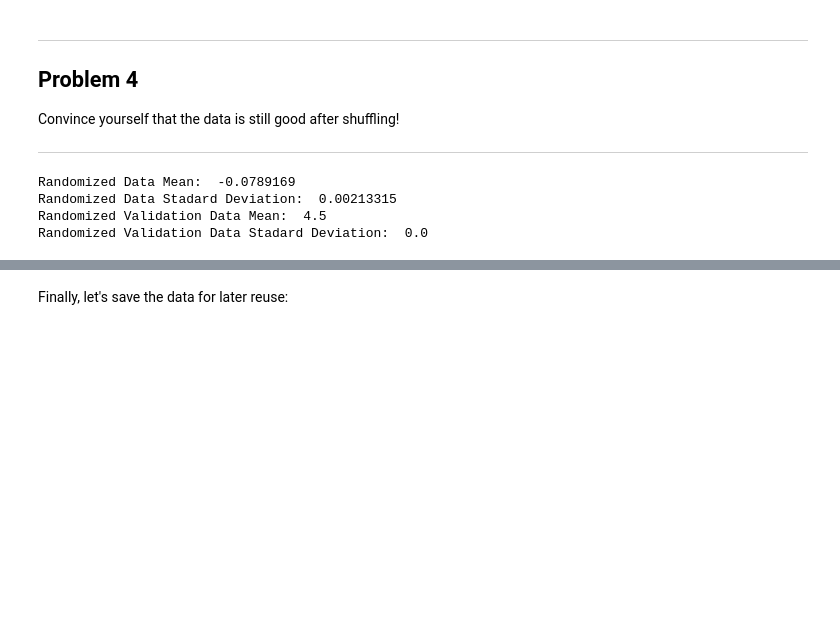
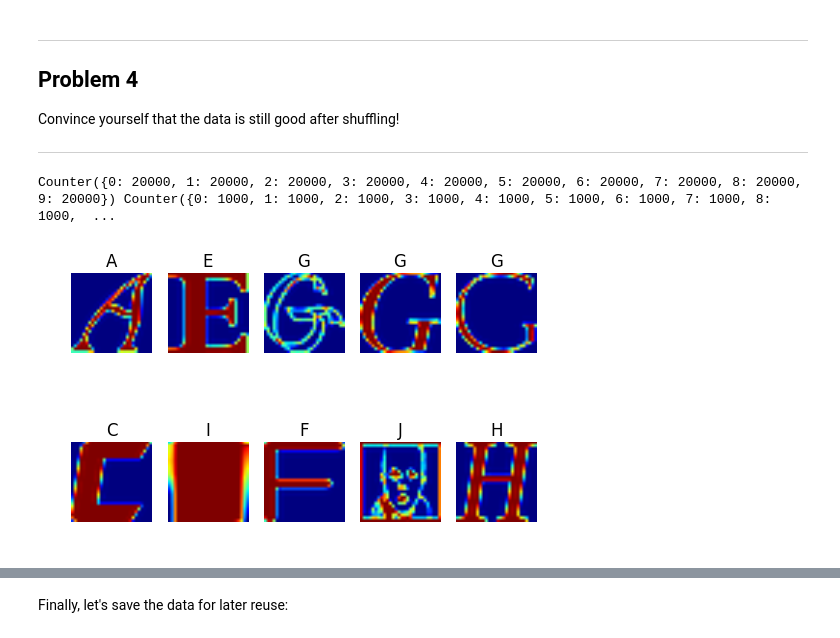
Before and after one commit to singhay/notebooks, a Jupyter notebook: udacity-deep-learning/1_notmnist.ipynb, the cells around one changed output, grey strips where cells are left out. Cells and saved outputs as stored; diff of their text form; code cells hidden in the pictures; blank space fills up the shorter version.

```diff
--- a/udacity-deep-learning/1_notmnist.ipynb
+++ b/udacity-deep-learning/1_notmnist.ipynb
@@ -396,8 +398,21 @@ for dataset in [valid_labels, train_labels, test_labels]:
     std  += [np.std(dataset)]
 print('Randomized Validation Data Mean: ', np.mean(mean))
 print('Randomized Validation Data Stadard Deviation: ', np.std(std))
+
+print(Counter(train_labels), Counter(valid_labels), Counter(test_labels))
 # %% [output]
-Randomized Data Mean:  -0.0789169
-Randomized Data Stadard Deviation:  0.00213315
-Randomized Validation Data Mean:  4.5
-Randomized Validation Data Stadard Deviation:  0.0
+Counter({0: 20000, 1: 20000, 2: 20000, 3: 20000, 4: 20000, 5: 20000, 6: 20000, 7: 20000, 8: 20000, 9: 20000}) Counter({0: 1000, 1: 1000, 2: 1000, 3: 1000, 4: 1000, 5: 1000, 6: 1000, 7: 1000, 8: 1000,  ...
+# %%
+pretty_labels = {0: 'A', 1: 'B', 2: 'C', 3: 'D', 4: 'E', 5: 'F', 6: 'G', 7: 'H', 8: 'I', 9: 'J'}
+
+def disp_sample_dataset(dataset, labels):
+  items = np.random.choice(range(len(labels)), 10)
+  for i, item in enumerate(items):
+    plt.subplot(2, 5, i+1)
+    plt.axis('off')
+    plt.title(pretty_labels[labels[item]])
+    plt.imshow(dataset[item])
+
+disp_sample_dataset(train_dataset, train_labels)
+# %% [output]
+[figure, added]
```
Also changed, not shown: parts of 23 cells of this notebook.
